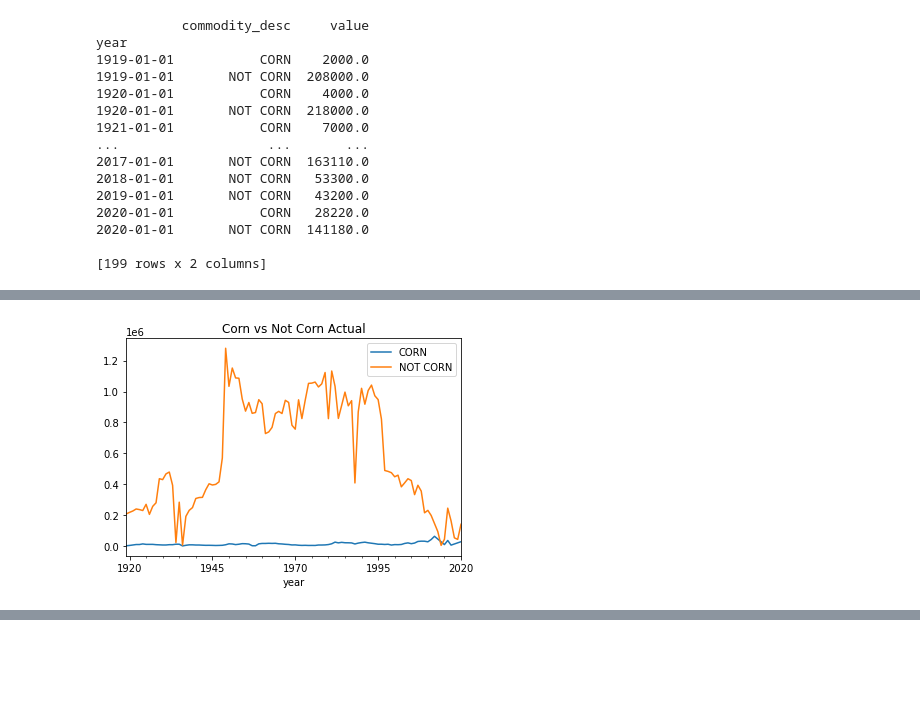
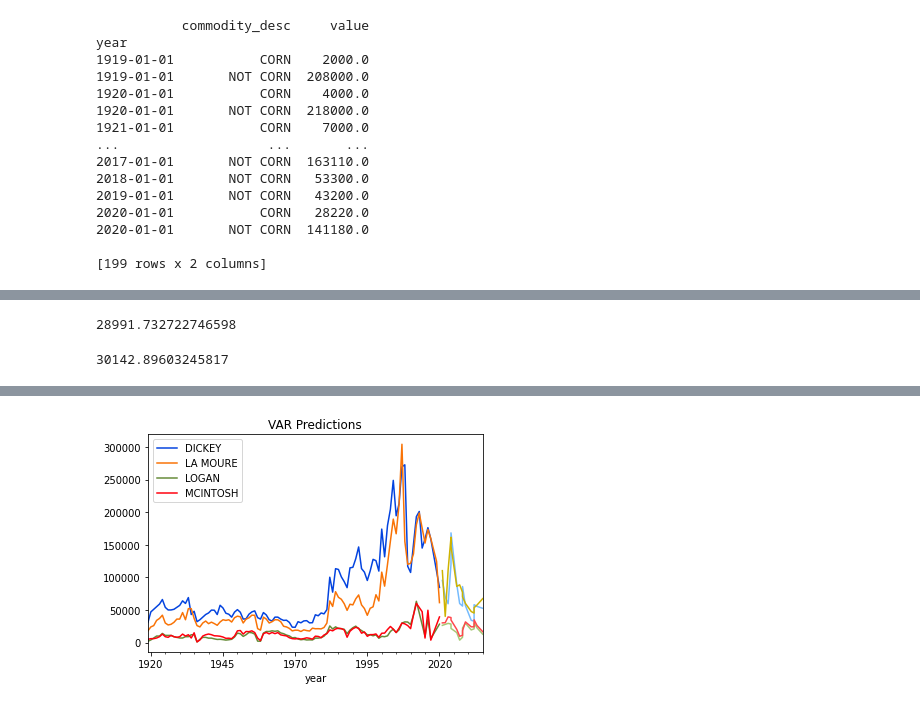
Before and after one commit to porter7678/farm-prophets, a Jupyter notebook: models/VARmodel.ipynb, the cells around one changed output, grey strips where cells are left out. Drawn from its saved outputs; the diff is of its cells as text; code cells hidden in the pictures; blank space fills up the shorter version.

```diff
--- a/models/VARmodel.ipynb
+++ b/models/VARmodel.ipynb
@@ -132,7 +136,53 @@ plt.show()
-# %%
-corn_not_corn.plot()
-plt.title('Corn vs Not Corn Actual')
-plt.savefig('Actualcornnotcorn.png')
-plt.show()
-# %% [output]
-[figure, removed]
+# %%
+time_range = np.arange(76,82)
+RMSEs = []
+for k in time_range:
+    train = corn_frame[:k]
+    valid = corn_frame[k:k+1]
+
+    model = VAR(endog=train)
+    model_fit = model.fit(2)
+    prediction = model_fit.forecast(model_fit.endog,steps=1)
+
+    pred = pd.DataFrame(prediction,index=corn_frame.index[k:k+1],columns=corn_frame.columns)
+
+    RMSEs += [np.sqrt(((valid - pred).sum()**2).sum())]
+
+print(np.mean(RMSEs))
+# %% [output]
+28991.732722746598
+# %%
+time_range = np.arange(76,82)
+RMSEs = []
+for k in time_range:
+    train = corn_frame[:k]
+    valid = corn_frame[k:k+1]
+
+    model = VAR(endog=train)
+    model_fit = model.fit(6)
+    prediction = model_fit.forecast(model_fit.endog,steps=1)
+
+    pred = pd.DataFrame(prediction,index=corn_frame.index[k:k+1],columns=corn_frame.columns)
+
+    RMSEs += [np.sqrt(((valid - pred).sum()**2).sum())]
+
+print(np.mean(RMSEs))
+# %% [output]
+30142.89603245817
+# %%
+train = corn_frame
+
+model = VAR(endog=train)
+model_fit = model.fit(6)
+prediction = model_fit.forecast(model_fit.endog,steps=15)
+
+pred = pd.DataFrame(prediction,index=pd.date_range("1-1-2021", "1-1-2035",periods=15), columns=corn_frame.columns)
+
+print(pred)
+
+ax = train.plot(color={'DICKEY':'xkcd:blue','LA MOURE':'xkcd:orange','LOGAN':'xkcd:moss green','MCINTOSH':'xkcd:bright red'})
+pred.plot(ax=ax,color={'DICKEY':'xkcd:sky blue','LA MOURE':'xkcd:mustard','LOGAN':'xkcd:light moss green','MCINTOSH':'xkcd:light red'},legend=False)
+plt.title('VAR Predictions')
+plt.savefig('Future Predictions.png')
+plt.show()
+# %% [output]
@@ -138,0 +207 @@ plt.show()
+[figure, added]
```
Also changed, not shown: parts of 15 cells of this notebook.
